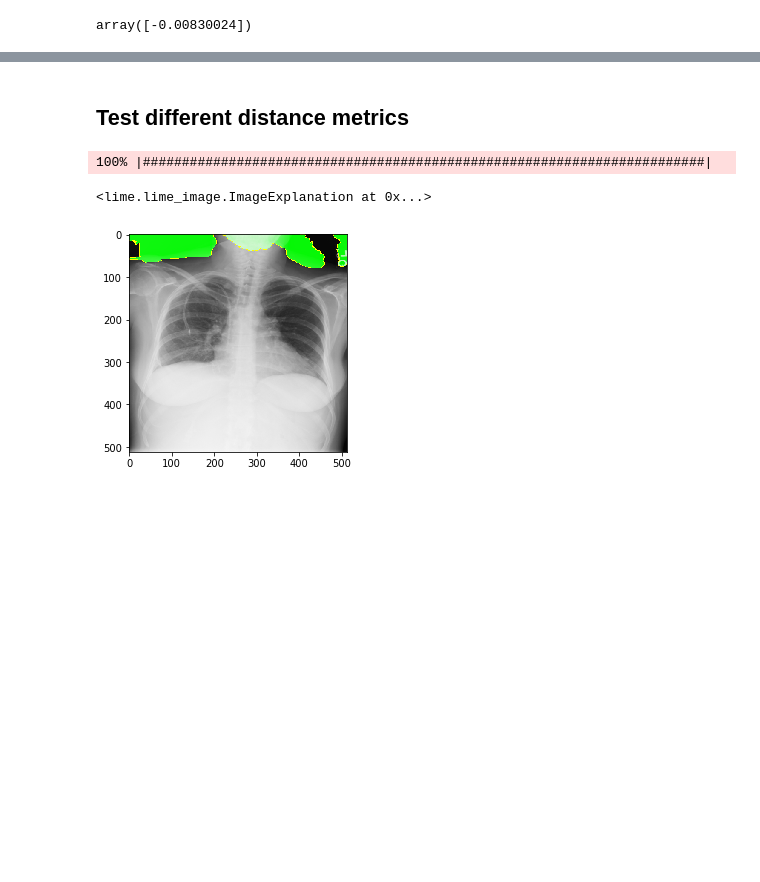
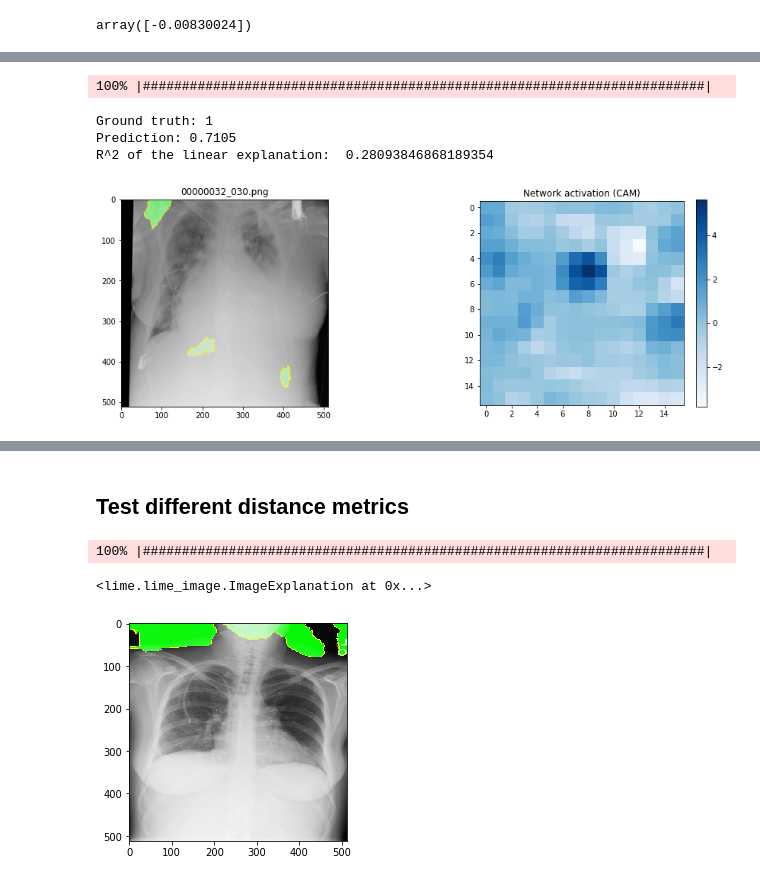
Before and after one commit to pdpino/cxr8, a Jupyter notebook: Demo_xai.ipynb, the cells around one changed output, grey strips where cells are left out. Drawn from its saved outputs; the diff is of its cells as text; code cells hidden in the pictures; blank space fills up the shorter version.

```diff
--- a/Demo_xai.ipynb
+++ b/Demo_xai.ipynb
@@ -125,3 +131,10 @@ def plot_lime_and_activation(image_name, num_features=10, thresh=0.5, show_bboxe
     print("R^2 of the linear explanation: ", expl.score)
 
     return expl
+# %%
+def get_cms_names(run_name, disease_name):
+    fname = CMS_DIR + "/" + run_name + "_test_names"
+
+    TP, FP, TN, FN, cm = load_cms_names(fname, disease_name)
+    print(cm)
+    return TP, FP, TN, FN, cm
@@ -160,0 +179,8 @@ R^2 of the linear explanation:  0.2701279493424147
+# %%
+expl = plot_lime_and_activation(TP[0], num_features=3)
+# %% [output]
+100% |########################################################################|
+Ground truth: 1
+Prediction: 0.7105
+R^2 of the linear explanation:  0.28093846868189354
+[figure, added]
```
Also changed, not shown: parts of 37 cells of this notebook, 16 other files.
